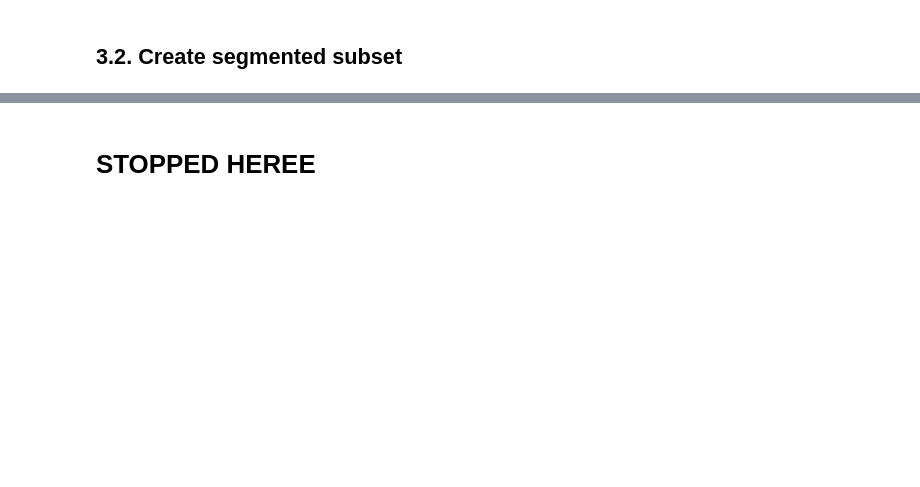
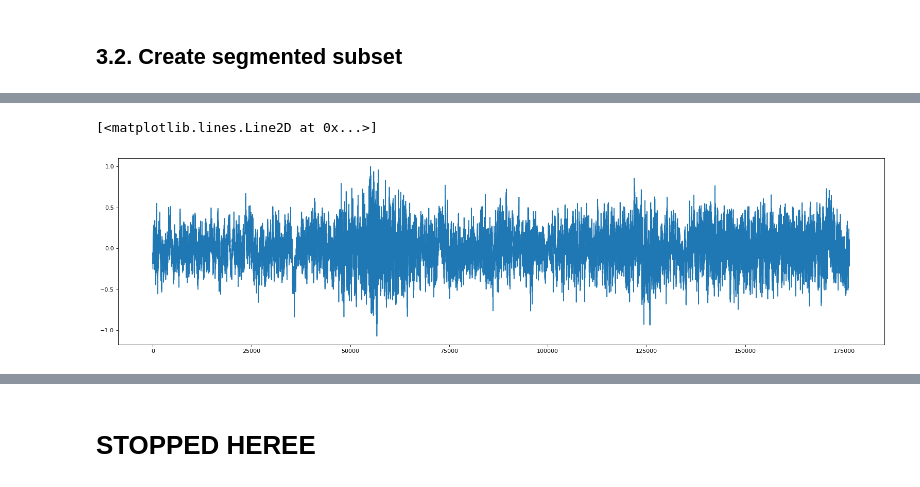
Before and after one commit to matsozza/Python_ML_CombustionEnginesRecog_MBA, a Jupyter notebook: 1_SoundDetectionMain.ipynb, the cells around one changed output, grey strips where cells are left out. Drawn from its saved outputs; the diff is of its cells as text; code cells hidden in the pictures; blank space fills up the shorter version.

```diff
--- a/1_SoundDetectionMain.ipynb
+++ b/1_SoundDetectionMain.ipynb
@@ -102,13 +115,18 @@ img = librosa.display.specshow(spectMatrix, x_axis='time',y_axis='mel', sr=44100
 # %%
 # Compile all audios in an array of Spectogram Matrices
-spectogram_AM = []
+audio_AA = [] # Audio "array of arrays" (AA) - all audios in one object
+spectogram_AM = [] # Spectogram "Array of Matrices" (AM) - all spectogram in one object
 
 # Append all the spectograms matrices in a single array
 for idx, rowData in audios_DF.iterrows():
-    if(idx%1000 == 0):
+    if(idx%1000 == 0): #Feedback
         print(idx)
 
-    audioMatrix, spectMatrix = soundDetection_AuxiliarFunctions.extractSpectogram(AUDIOS_PATH + '/' + rowData['filename'])
+    audioMatrix, spectMatrix = soundDetection_AuxiliarFunctions.extractSpectogram(AUDIOS_PATH + '/' + rowData['filename'], arg_nfft=2048,arg_hoplen=512,arg_nmels=26, sr = AUDIO_SR)
     spectogram_AM.append(spectMatrix)
+    audio_AA.append(audioMatrix)
+
+    if idx == 2: # DELETE AFTER - JUST FOR QUICK TESTING
+        break
 # %% [output]
 0
@@ -173,0 +188,6 @@ IndentationError: expected an indented block after 'for' statement on line 21 (1
+# %%
+figure(figsize=(24,6), dpi=80)
+plt.plot(audio_AA[2])
+# %% [output]
+[<matplotlib.lines.Line2D at 0x...>]
+[figure, added]
```
Also changed, not shown: parts of 12 cells of this notebook, 2 other files.
